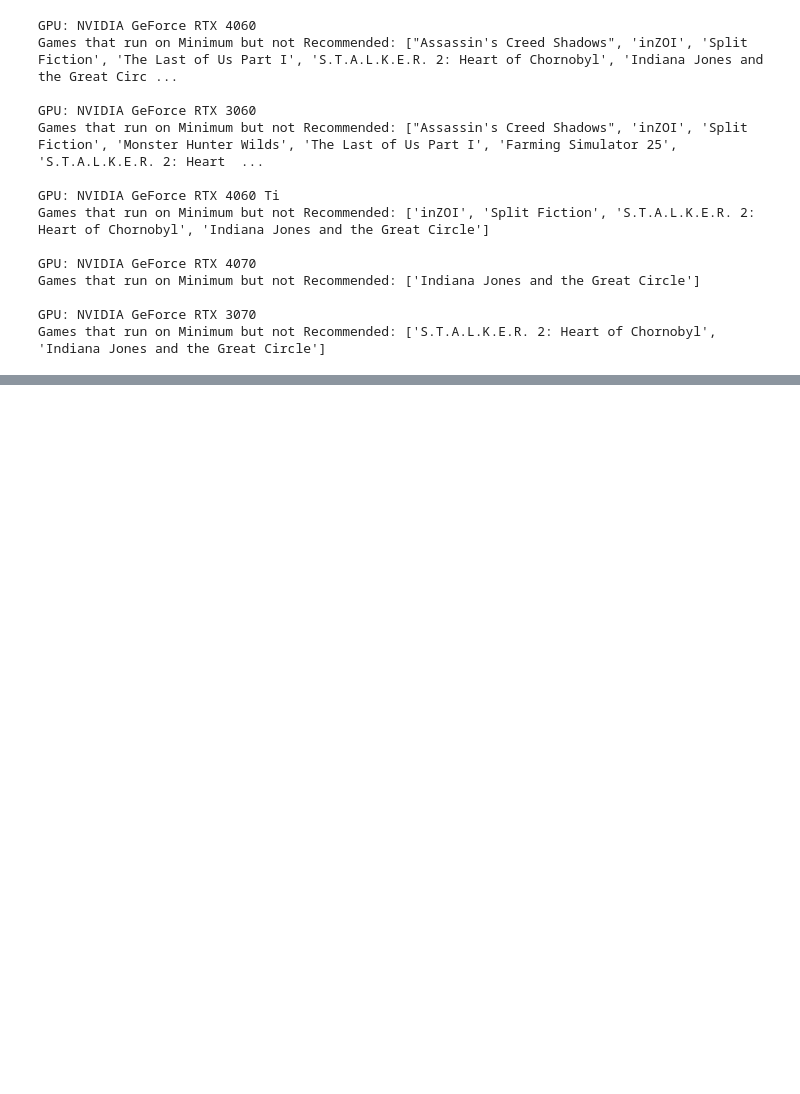
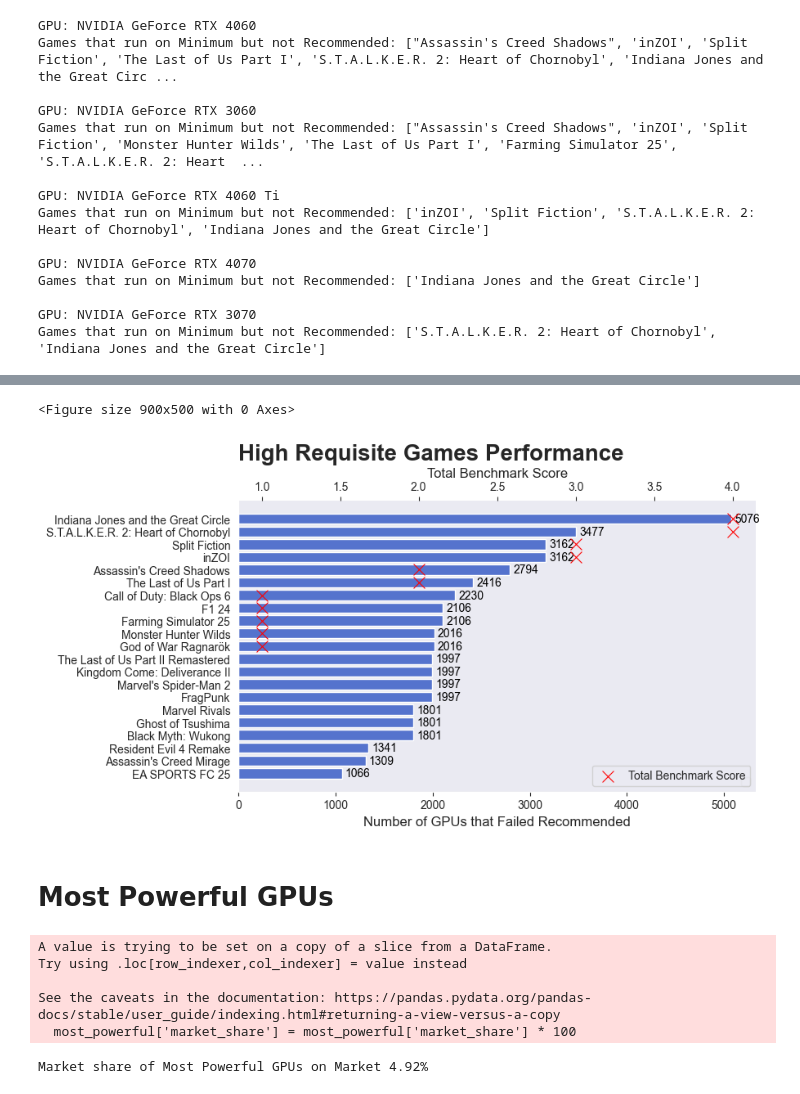
Before and after one commit to pedrohmgatti/projeto-games-steam, a Jupyter notebook: eda/exploratory_data_analysis.ipynb, the cells around one changed output, grey strips where cells are left out. Saved outputs shown, nothing was run; the diff lists cells and outputs as text; code cells hidden in the pictures; blank space fills up the shorter version.

```diff
--- a/eda/exploratory_data_analysis.ipynb
+++ b/eda/exploratory_data_analysis.ipynb
@@ -338,0 +278,79 @@ plt.show()
+# %%
+high_requisite_games = all_games_not_recommended_data[['game_name', 'gpu_minimum_benchmark_score', 'gpu_recommended_benchmark_score']].value_counts().reset_index()
+games_requirement_data.sort_values('gpu_recommended_benchmark_score', ascending=False, inplace=True)
+# %%
+# Create figure and axes with standardized style
+plt.figure(figsize=(9, 5))
+fig, ax1 = plt.subplots(figsize=(9, 5))
+
+# Main horizontal bar chart (standardized)
+sns.barplot(
+    y='game_name',
+    x='gpu_recommended_benchmark_score',
+    data=games_requirement_data,
+    ax=ax1,
+    color='royalblue'
+)
+
+# Add values on bars (standardized)
+for container in ax1.containers:
+    ax1.bar_label(container, fmt='%d', padding=3, fontsize=10, color='black')
+
+# Create secondary X-axis for benchmark scores
+ax2 = ax1.twiny()
+sns.scatterplot(
+    y='game_name',
+    x='count',
+    data=high_requisite_games,
+    color='red',
+    marker='x',
+    s=100,  # Marker size
+    ax=ax2,
+    label='Total Benchmark Score'
+)
+
+# Standardized customization
+ax1.set_xlabel("Number of GPUs that Failed Recommended", fontsize=12)
+ax1.set_ylabel("")  # Removing Y label for cleaner look
+ax2.set_xlabel("Total Benchmark Score", fontsize=12)
+plt.title("High Requisite Games Performance", fontsize=20, fontweight='bold', loc='left')
+
+# Remove borders and grid (standardized)
+ax1.spines['right'].set_visible(False)
+ax1.spines['top'].set_visible(False)
+ax2.spines['right'].set_visible(False)
+ax2.spines['top'].set_visible(False)
+ax1.grid(False)
+
+# Adjusting legend to bottom right corner
+ax1.legend(loc="lower right")
+ax2.legend(loc="lower right")
+
+# Standardized layout adjustment
+plt.tight_layout()
+
+# Display the chart
+plt.show()
+# %% [output]
+<Figure size 900x500 with 0 Axes>
+[figure, added]
+# %% [markdown]
+# Most Powerful GPUs
+# %%
+# Sort values by Benchmark Score
+gpu_data.sort_values('benchmark_score', ascending=False, inplace=True)
+
+# Filter GPU by its Market Share
+most_powerful = gpu_data.head()
+most_powerful['market_share'] = most_powerful['market_share'] * 100
+# %% [output]
+A value is trying to be set on a copy of a slice from a DataFrame.
+Try using .loc[row_indexer,col_indexer] = value instead
+
+See the caveats in the documentation: https://pandas.pydata.org/pandas-docs/stable/user_guide/indexing.html#returning-a-view-versus-a-copy
+  most_powerful['market_share'] = most_powerful['market_share'] * 100
+# %%
+# Calculate Market Share for Poweful GPUs
+print(f"Market share of Most Powerful GPUs on Market {round(most_powerful['market_share'].sum(),2)}%")
+# %% [output]
+Market share of Most Powerful GPUs on Market 4.92%
```
Also changed, not shown: parts of 22 cells of this notebook.
